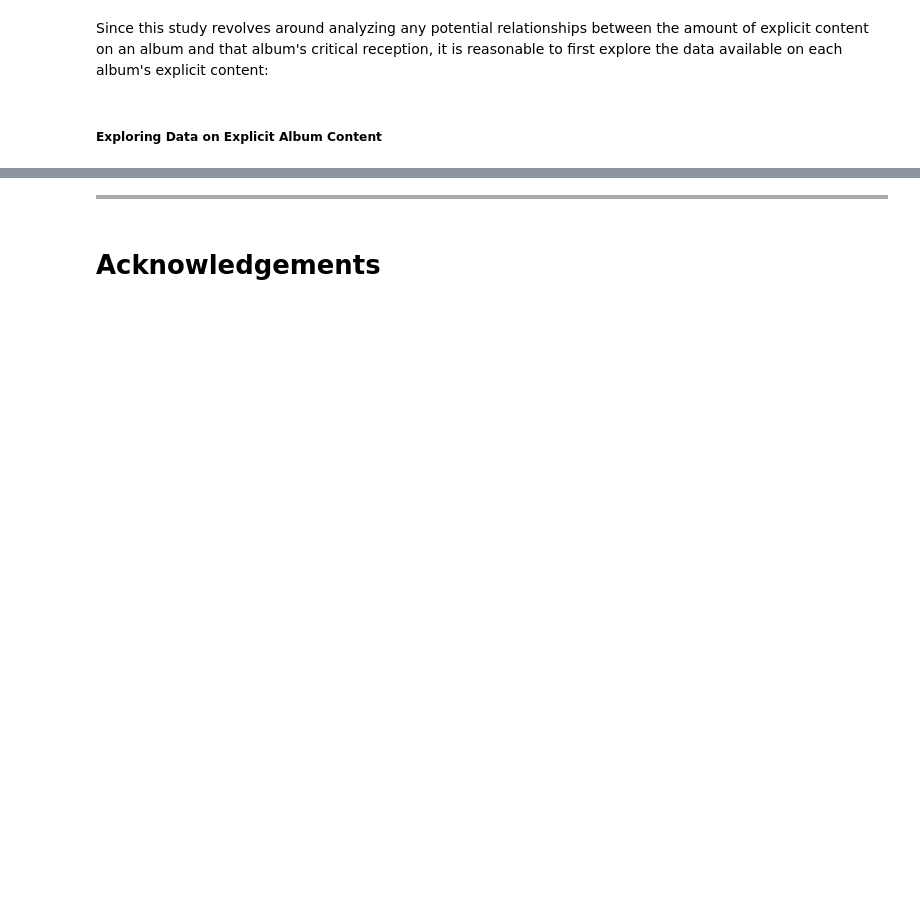
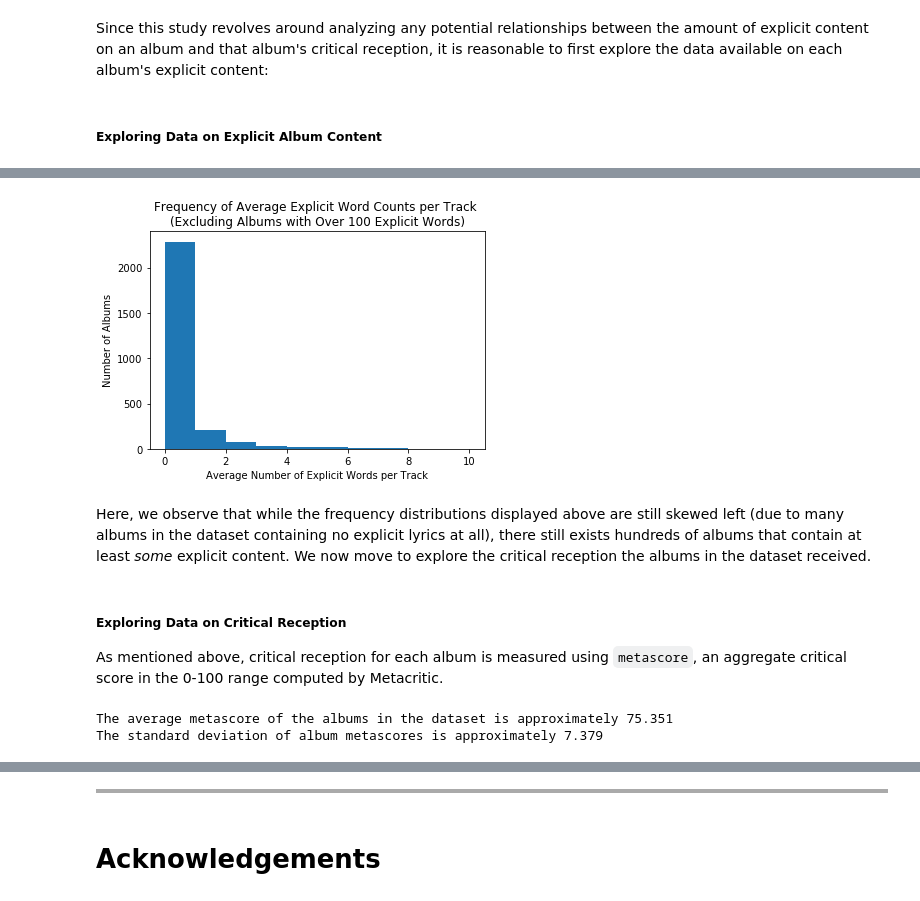
Before and after one commit to genghisshyy/INFO_2950_FinalProject, a Jupyter notebook: notebooks/final_report.ipynb, the cells around one changed output, grey strips where cells are left out. Cells and saved outputs as stored; diff of their text form; code cells hidden in the pictures; blank space fills up the shorter version.

```diff
--- a/notebooks/final_report.ipynb
+++ b/notebooks/final_report.ipynb
@@ -331,0 +277,24 @@ We can confirm the above two observations by first fitting a linear regression t
+# %%
+# creating histogram of explicit_avg, while excluding albums containing more than 100 explicit words
+
+plt.hist(albums[albums["explicit_count"] <= 100]["explicit_avg"], bins=np.arange(0, 11, 1))
+plt.title("Frequency of Average Explicit Word Counts per Track \n(Excluding Albums with Over 100 Explicit Words)")
+plt.xlabel("Average Number of Explicit Words per Track")
+plt.ylabel("Number of Albums")
+plt.show()
+# %% [output]
+[figure, added]
+# %% [markdown]
+Here, we observe that while the frequency distributions displayed above are still skewed left (due to many albums in the dataset containing no explicit lyrics at all), there still exists hundreds of albums that contain at least *some* explicit content. We now move to explore the critical reception the albums in the dataset received.
+# %% [markdown]
+##### Exploring Data on Critical Reception
+
+As mentioned above, critical reception for each album is measured using `metascore`, an aggregate critical score in the 0-100 range computed by Metacritic.
+# %%
+# computing mean and standard deviations of metascores
+
+print("The average metascore of the albums in the dataset is approximately", round(albums["metascore"].mean(), 3))
+print("The standard deviation of album metascores is approximately", round(albums["metascore"].std(), 3))
+# %% [output]
+The average metascore of the albums in the dataset is approximately 75.351
+The standard deviation of album metascores is approximately 7.379
```
Also changed, not shown: parts of 88 cells of this notebook.
